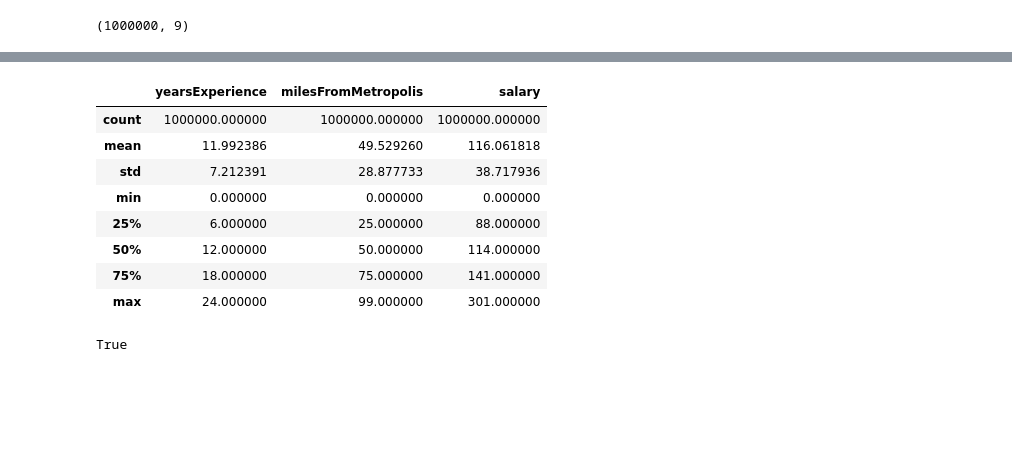
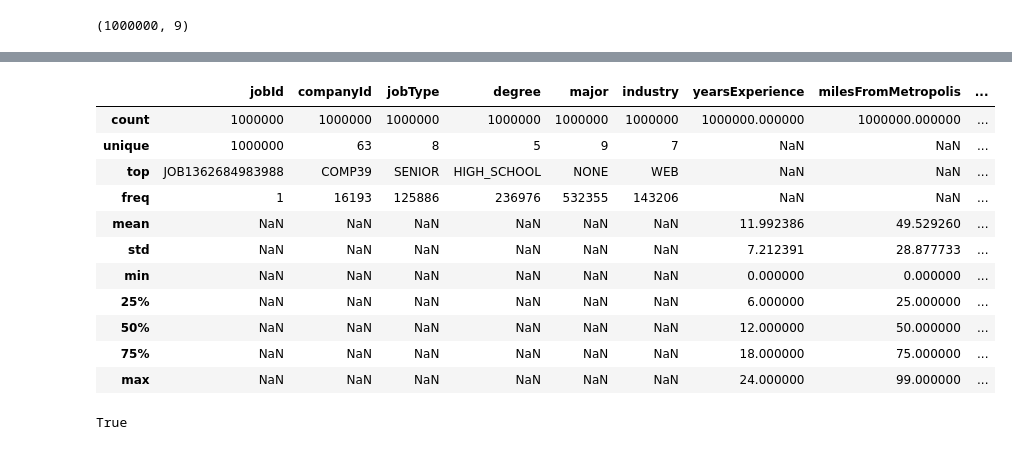
Before and after one commit to dsjoench/salarypredictionportfolio, a Jupyter notebook: Salary Prediction Portfolio .ipynb, the cells around one changed output, grey strips where cells are left out. Saved outputs shown, nothing was run; the diff lists cells and outputs as text; code cells hidden in the pictures; blank space fills up the shorter version.

```diff
--- a/Salary Prediction Portfolio .ipynb
+++ b/Salary Prediction Portfolio .ipynb
@@ -114,18 +170,21 @@ train_merged.head()
 | 3 | JOB1362684407690 | COMP38 | MANAGER | DOCTORAL | CHEMISTRY | AUTO | 8 | 17 | ... |
 | 4 | JOB1362684407691 | COMP7 | VICE_PRESIDENT | BACHELORS | PHYSICS | FINANCE | 8 | 16 | ... |
 # %%
-#inspect the new merged dataset
-train_merged.describe()
+#review the summary statistics of the new merged dataset
+train_merged.describe(include = 'all')
 # %% [output]
-|  | yearsExperience | milesFromMetropolis | salary |
-| count | 1000000.000000 | 1000000.000000 | 1000000.000000 |
-| mean | 11.992386 | 49.529260 | 116.061818 |
-| std | 7.212391 | 28.877733 | 38.717936 |
-| min | 0.000000 | 0.000000 | 0.000000 |
-| 25% | 6.000000 | 25.000000 | 88.000000 |
-| 50% | 12.000000 | 50.000000 | 114.000000 |
-| 75% | 18.000000 | 75.000000 | 141.000000 |
-| max | 24.000000 | 99.000000 | 301.000000 |
+|  | jobId | companyId | jobType | degree | major | industry | yearsExperience | milesFromMetropolis | ... |
+| count | 1000000 | 1000000 | 1000000 | 1000000 | 1000000 | 1000000 | 1000000.000000 | 1000000.000000 | ... |
+| unique | 1000000 | 63 | 8 | 5 | 9 | 7 | NaN | NaN | ... |
+| top | JOB1362684983988 | COMP39 | SENIOR | HIGH_SCHOOL | NONE | WEB | NaN | NaN | ... |
+| freq | 1 | 16193 | 125886 | 236976 | 532355 | 143206 | NaN | NaN | ... |
+| mean | NaN | NaN | NaN | NaN | NaN | NaN | 11.992386 | 49.529260 | ... |
+| std | NaN | NaN | NaN | NaN | NaN | NaN | 7.212391 | 28.877733 | ... |
+| min | NaN | NaN | NaN | NaN | NaN | NaN | 0.000000 | 0.000000 | ... |
+| 25% | NaN | NaN | NaN | NaN | NaN | NaN | 6.000000 | 25.000000 | ... |
+| 50% | NaN | NaN | NaN | NaN | NaN | NaN | 12.000000 | 50.000000 | ... |
+| 75% | NaN | NaN | NaN | NaN | NaN | NaN | 18.000000 | 75.000000 | ... |
+| max | NaN | NaN | NaN | NaN | NaN | NaN | 24.000000 | 99.000000 | ... |
 # %%
 # Check if every record are unique
 train_merged.jobId.nunique() == len(train_merged)
```
Also changed, not shown: parts of 64 cells of this notebook.
